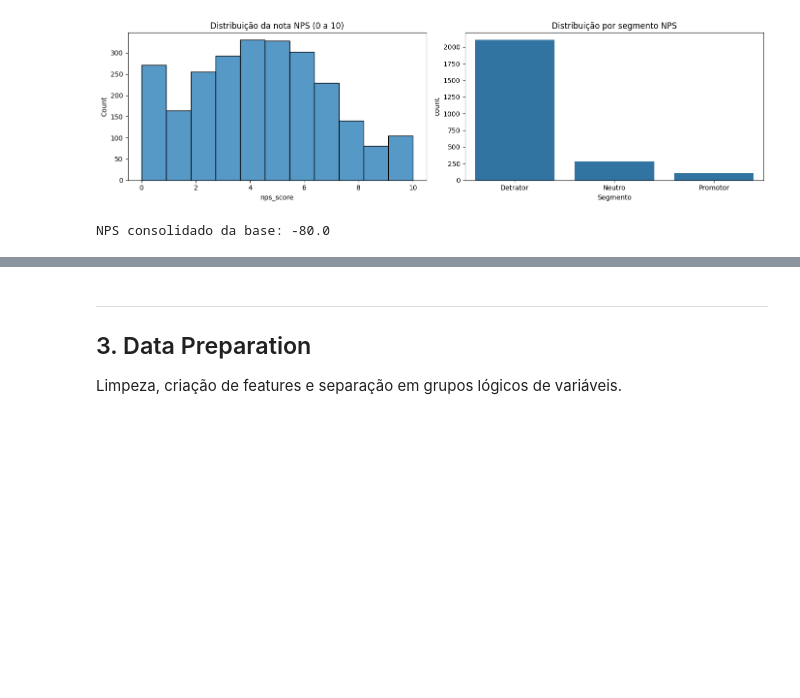
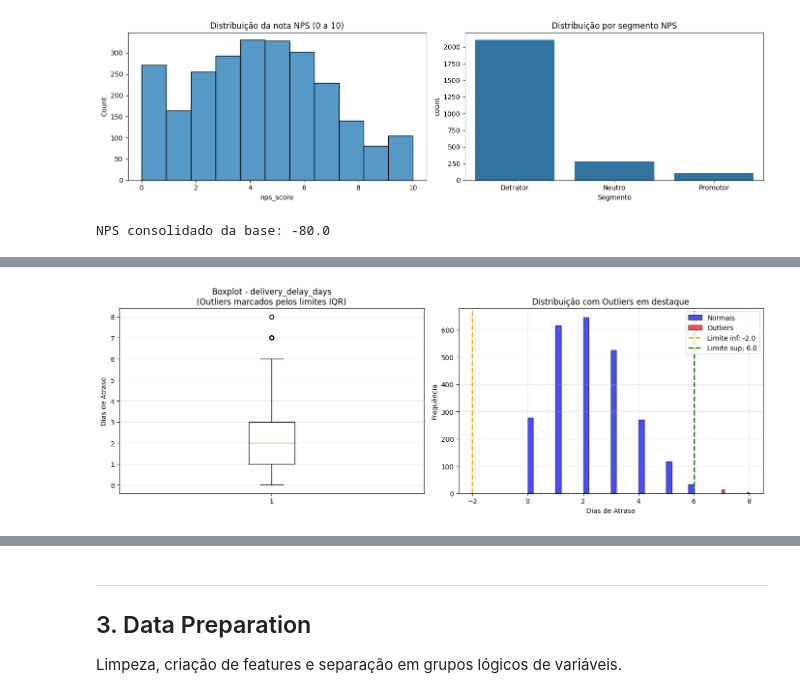
Before and after one commit to Joaodanieljr/fiap-ds-ia-tech-challenge-1, a Jupyter notebook: notebooks/Tech_Challenge_Grupo_61.ipynb, the cells around one changed output, grey strips where cells are left out. Drawn from its saved outputs; the diff is of its cells as text; code cells hidden in the pictures; blank space fills up the shorter version.

```diff
--- a/notebooks/Tech_Challenge_Grupo_61.ipynb
+++ b/notebooks/Tech_Challenge_Grupo_61.ipynb
@@ -269,0 +399,87 @@ NPS consolidado da base: -80.0
+# %%
+# Detecção de outliers - Método IQR para delivery_delay_days
+def detectar_outliers_iqr(data, coluna):
+    """
+    Detecta outliers usando o método IQR.
+
+    Parâmetros:
+    - data: DataFrame
+    - coluna: nome da coluna para análise
+
+    Retorna:
+    - máscara booleana indicando outliers
+    - dicionário com estatísticas
+    """
+    Q1 = data[coluna].quantile(0.25)
+    Q3 = data[coluna].quantile(0.75)
+    IQR = Q3 - Q1
+
+    limite_inferior = Q1 - 1.5 * IQR
+    limite_superior = Q3 + 1.5 * IQR
+
+    outliers = (data[coluna] < limite_inferior) | (data[coluna] > limite_superior)
+
+    stats = {
+        'Q1': Q1,
+        'Q3': Q3,
+        'IQR': IQR,
+        'limite_inferior': limite_inferior,
+        'limite_superior': limite_superior,
+        'total_outliers': outliers.sum(),
+        'percentual_outliers': (outliers.sum() / len(data)) * 100
+    }
+
+    return outliers, stats
+
+# Aplicar detecção IQR para delivery_delay_days
+outliers_delivery, stats_delivery = detectar_outliers_iqr(df, 'delivery_delay_days')
+
+# Adicionar coluna indicadora no dataframe
+df['delivery_delay_outlier'] = outliers_delivery
+
+# Exibir estatísticas
+print("=" * 60)
+print("DETECÇÃO DE OUTLIERS - delivery_delay_days (Método IQR)")
+print("=" * 60)
+print(f"\nQ1 (25º percentil):         {stats_delivery['Q1']:.2f}")
+print(f"Q3 (75º percentil):         {stats_delivery['Q3']:.2f}")
+print(f"IQR (Q3 - Q1):              {stats_delivery['IQR']:.2f}")
+print(f"\nLimite inferior:            {stats_delivery['limite_inferior']:.2f}")
+print(f"Limite superior:            {stats_delivery['limite_superior']:.2f}")
+print(f"\nTotal de outliers:          {stats_delivery['total_outliers']}")
+print(f"Percentual de outliers:     {stats_delivery['percentual_outliers']:.2f}%")
+print("=" * 60)
+
+# Visualização
+fig, axes = plt.subplots(1, 2, figsize=(14, 5))
+
+# Boxplot
+axes[0].boxplot(df['delivery_delay_days'], vert=True)
+axes[0].set_ylabel('Dias de Atraso')
+axes[0].set_title('Boxplot - delivery_delay_days\n(Outliers marcados pelos limites IQR)')
+axes[0].grid(axis='y', alpha=0.3)
+
+# Distribuição com destaque para outliers
+dados_normais = df[~outliers_delivery]['delivery_delay_days']
+dados_outliers = df[outliers_delivery]['delivery_delay_days']
+
+axes[1].hist(dados_normais, bins=30, alpha=0.7, label='Normais', color='blue', edgecolor='black')
+axes[1].hist(dados_outliers, bins=10, alpha=0.7, label='Outliers', color='red', edgecolor='black')
+axes[1].axvline(stats_delivery['limite_inferior'], color='orange', linestyle='--', linewidth=2, label=f'Limite inf: {stats_delivery["limite_inferior"]:.1f}')
+axes[1].axvline(stats_delivery['limite_superior'], color='green', linestyle='--', linewidth=2, label=f'Limite sup: {stats_delivery["limite_superior"]:.1f}')
+axes[1].set_xlabel('Dias de Atraso')
+axes[1].set_ylabel('Frequência')
+axes[1].set_title('Distribuição com Outliers em destaque')
+axes[1].legend()
+axes[1].grid(alpha=0.3)
+
+plt.tight_layout()
+plt.show()
+
+# Comparação descritiva
+print("\nESTATÍSTICAS DESCRITIVAS:")
+print("\nDados Normais:")
+print(df[~outliers_delivery]['delivery_delay_days'].describe())
+print("\nOutliers:")
+print(df[outliers_delivery]['delivery_delay_days'].describe())
+# %% [output]
@@ -269,0 +500 @@ NPS consolidado da base: -80.0
+[figure, added]
```
Also changed, not shown: parts of 6 cells of this notebook.
